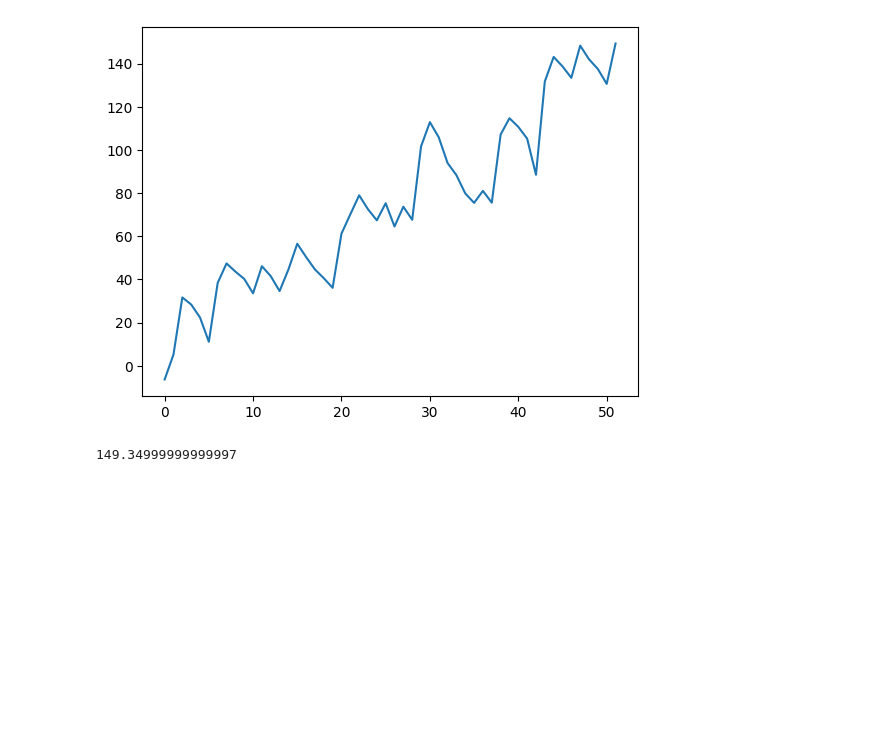
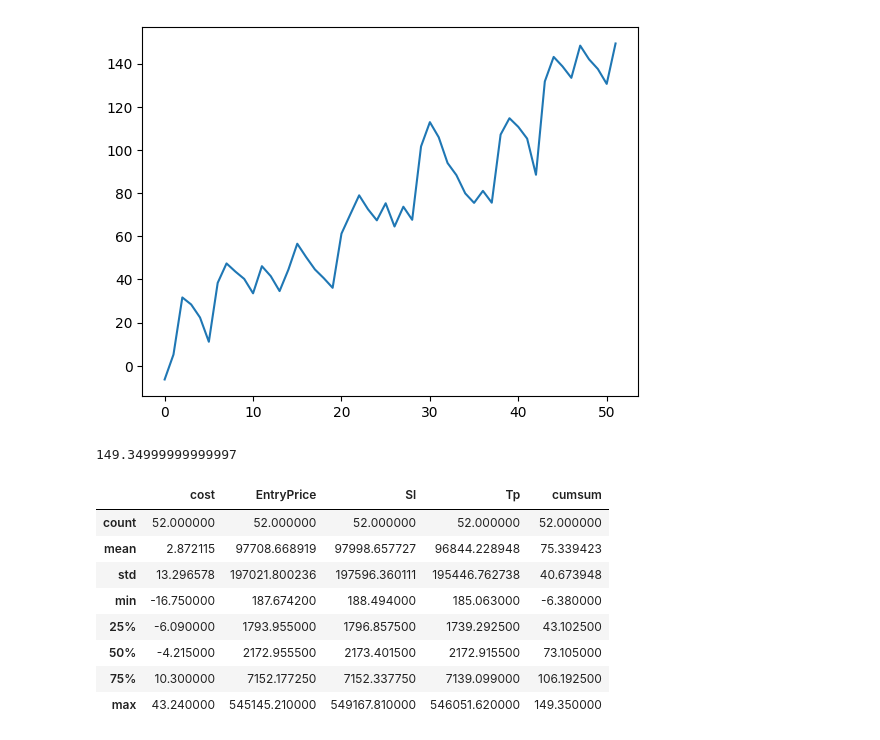
Before and after one commit to ToluPaul/forex, a Jupyter notebook: forex_pred.ipynb, the cells around one changed output. Saved outputs shown, nothing was run; the diff lists cells and outputs as text; code cells hidden in the pictures; blank space fills up the shorter version.

```diff
--- a/forex_pred.ipynb
+++ b/forex_pred.ipynb
@@ -129,3 +129,15 @@ plt.show()
 vix['cumsum'].max()
 # %% [output]
 149.34999999999997
+# %%
+vix.describe()
+# %% [output]
+|  | cost | EntryPrice | Sl | Tp | cumsum |
+| count | 52.000000 | 52.000000 | 52.000000 | 52.000000 | 52.000000 |
+| mean | 2.872115 | 97708.668919 | 97998.657727 | 96844.228948 | 75.339423 |
+| std | 13.296578 | 197021.800236 | 197596.360111 | 195446.762738 | 40.673948 |
+| min | -16.750000 | 187.674200 | 188.494000 | 185.063000 | -6.380000 |
+| 25% | -6.090000 | 1793.955000 | 1796.857500 | 1739.292500 | 43.102500 |
+| 50% | -4.215000 | 2172.955500 | 2173.401500 | 2172.915500 | 73.105000 |
+| 75% | 10.300000 | 7152.177250 | 7152.337750 | 7139.099000 | 106.192500 |
+| max | 43.240000 | 545145.210000 | 549167.810000 | 546051.620000 | 149.350000 |
```
